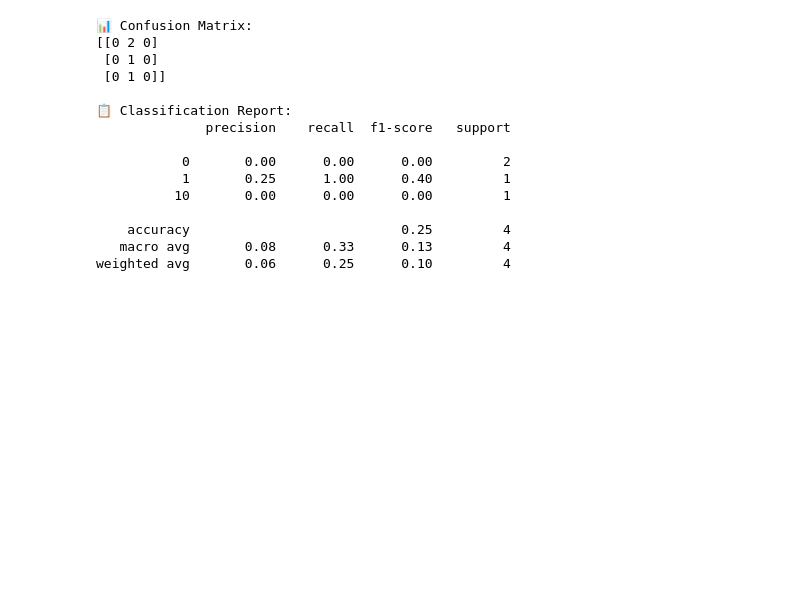
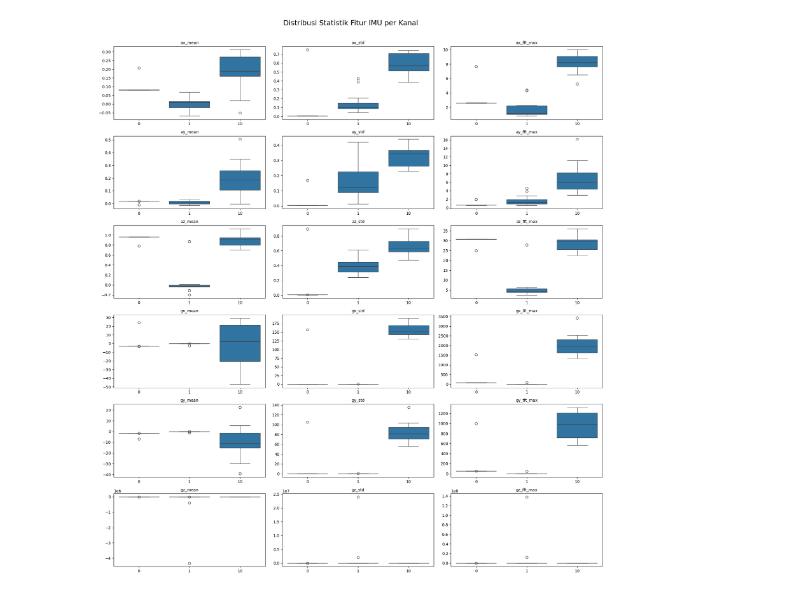
Before and after one commit to verykurniabakti/visenvimu, a Jupyter notebook: imu_data_SVM_PSO.ipynb, the cells around one changed output. Cells and saved outputs as stored; diff of their text form; code cells hidden in the pictures; blank space fills up the shorter version.

```diff
--- a/imu_data_SVM_PSO.ipynb
+++ b/imu_data_SVM_PSO.ipynb
@@ -592,30 +0,0 @@ X_train, X_test, y_train, y_test = train_test_split(X, y, test_size=0.2, stratif
-# %%
-from sklearn.svm import SVC
-from sklearn.metrics import classification_report, confusion_matrix
-
-clf = SVC(kernel='rbf', C=1.0, gamma='scale')
-clf.fit(X_train, y_train)
-
-y_pred = clf.predict(X_test)
-
-print("📊 Confusion Matrix:")
-print(confusion_matrix(y_test, y_pred))
-
-print("\n📋 Classification Report:")
-print(classification_report(y_test, y_pred))
-# %% [output]
-📊 Confusion Matrix:
-[[0 2 0]
- [0 1 0]
- [0 1 0]]
-
-📋 Classification Report:
-              precision    recall  f1-score   support
-
-           0       0.00      0.00      0.00         2
-           1       0.25      1.00      0.40         1
-          10       0.00      0.00      0.00         1
-
-    accuracy                           0.25         4
-   macro avg       0.08      0.33      0.13         4
-weighted avg       0.06      0.25      0.10         4
@@ -621,0 +19,47 @@ weighted avg       0.06      0.25      0.10         4
+# %%
+from scipy.fft import fft
+
+# Ekstraksi fitur dari tiap segmen
+def extract_features(segment):
+    features = {}
+    for col in ['ax', 'ay', 'az', 'gx', 'gy', 'gz']:
+        data = segment[col].values
+        fft_data = np.abs(fft(data))
+        features[f'{col}_mean'] = np.mean(data)
+        features[f'{col}_std'] = np.std(data)
+        features[f'{col}_energy'] = np.sum(data**2)
+        features[f'{col}_fft_max'] = np.max(fft_data)
+        features[f'{col}_fft_mean'] = np.mean(fft_data)
+    features['label'] = segment['label'].iloc[0]
+    return features
+
+# Buat dataframe fitur
+features_df = pd.DataFrame([extract_features(seg) for seg in segments])
+# %%
+import matplotlib.pyplot as plt
+import seaborn as sns
+
+# Pilihan fitur yang akan divisualisasikan
+feature_groups = [
+    ['ax_mean', 'ax_std', 'ax_fft_max'],
+    ['ay_mean', 'ay_std', 'ay_fft_max'],
+    ['az_mean', 'az_std', 'az_fft_max'],
+    ['gx_mean', 'gx_std', 'gx_fft_max'],
+    ['gy_mean', 'gy_std', 'gy_fft_max'],
+    ['gz_mean', 'gz_std', 'gz_fft_max']
+]
+
+fig, axs = plt.subplots(nrows=6, ncols=3, figsize=(18, 20))
+fig.suptitle('Distribusi Statistik Fitur IMU per Kanal', fontsize=18)
+
+for i, group in enumerate(feature_groups):
+    for j, feat in enumerate(group):
+        sns.boxplot(data=features_df, x='label', y=feat, ax=axs[i, j])
+        axs[i, j].set_title(f'{feat}', fontsize=10)
+        axs[i, j].set_xlabel('')
+        axs[i, j].set_ylabel('')
+
+plt.tight_layout(rect=[0, 0, 1, 0.97])
+plt.show()
+# %% [output]
+[figure, added]
```
Also changed, not shown: parts of 41 cells of this notebook, 15 other files.
